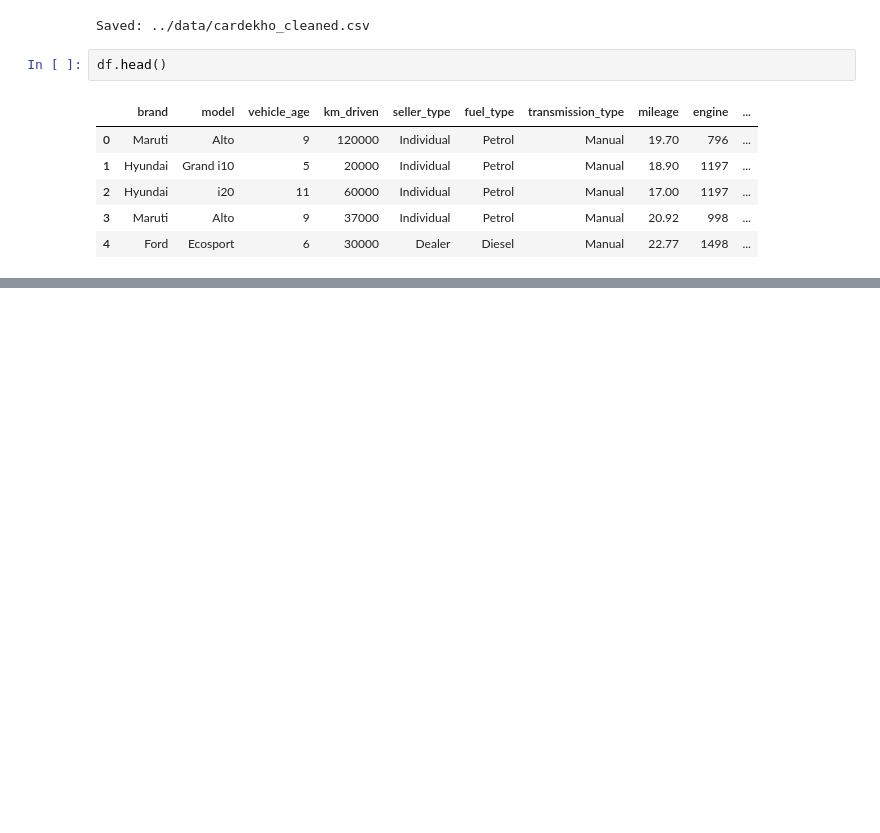
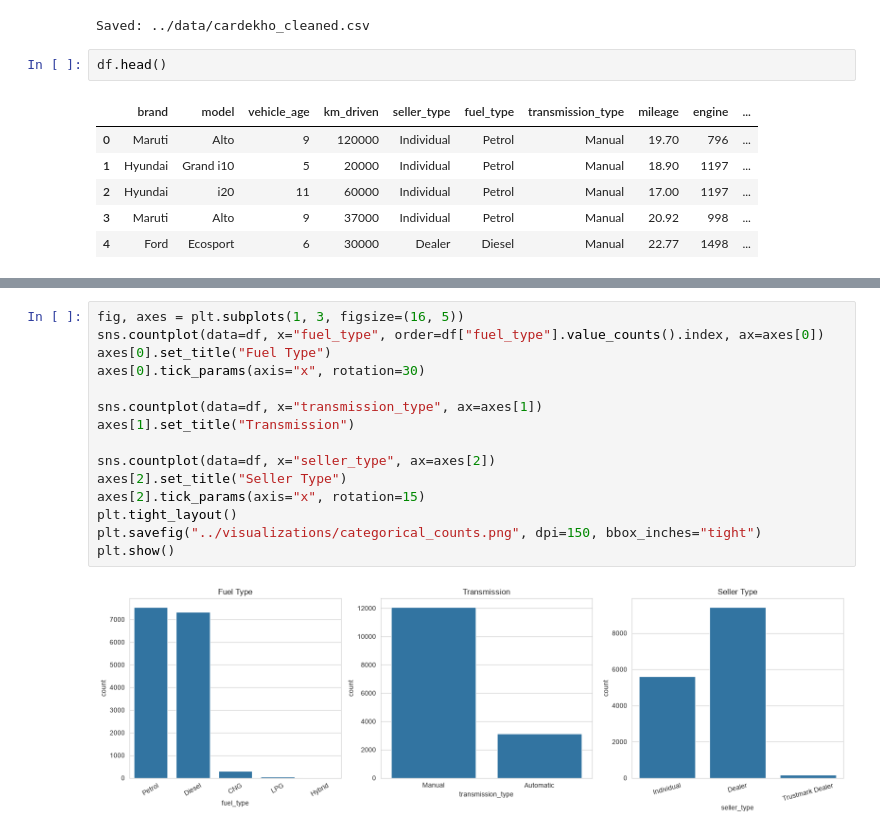
Before and after one commit to Fardeeenn/cardekho-price-analysis, a Jupyter notebook: notebooks/01_cardekho_price_analysis.ipynb, the cells around one changed output, grey strips where cells are left out. Cells and saved outputs as stored; diff of their text form; blank space fills up the shorter version.

```diff
--- a/notebooks/01_cardekho_price_analysis.ipynb
+++ b/notebooks/01_cardekho_price_analysis.ipynb
@@ -147,0 +194,17 @@ df.head()
+# %%
+fig, axes = plt.subplots(1, 3, figsize=(16, 5))
+sns.countplot(data=df, x="fuel_type", order=df["fuel_type"].value_counts().index, ax=axes[0])
+axes[0].set_title("Fuel Type")
+axes[0].tick_params(axis="x", rotation=30)
+
+sns.countplot(data=df, x="transmission_type", ax=axes[1])
+axes[1].set_title("Transmission")
+
+sns.countplot(data=df, x="seller_type", ax=axes[2])
+axes[2].set_title("Seller Type")
+axes[2].tick_params(axis="x", rotation=15)
+plt.tight_layout()
+plt.savefig("../visualizations/categorical_counts.png", dpi=150, bbox_inches="tight")
+plt.show()
+# %% [output]
+[figure, added]
```
Also changed, not shown: parts of 16 cells of this notebook, 10 other files.
